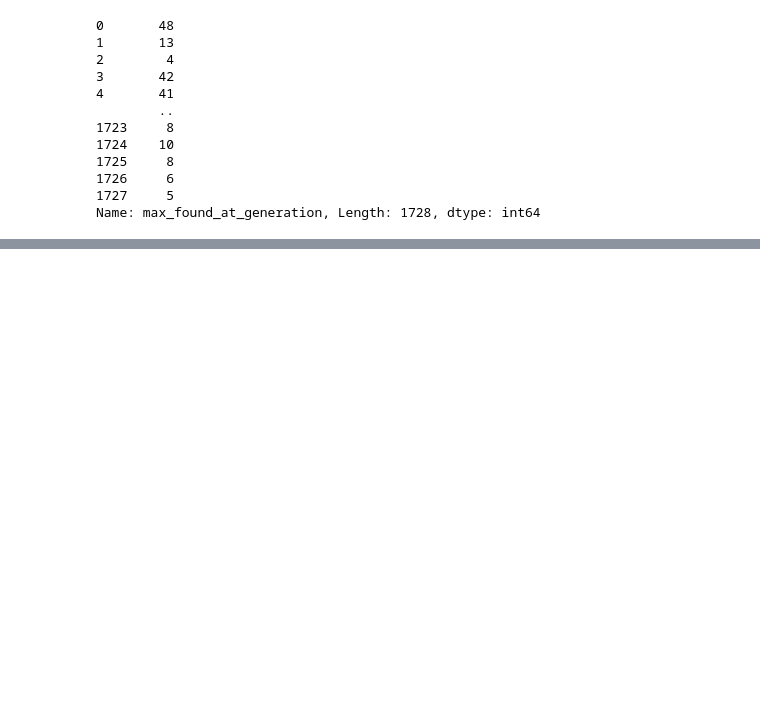
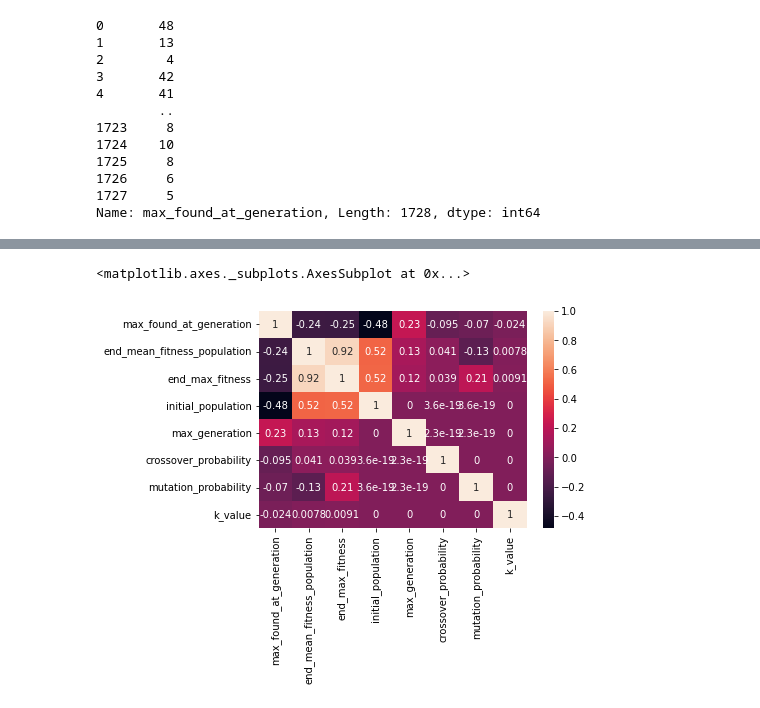
Before and after one commit to NeneWang/genetic-algorithms-exploration-2, a Jupyter notebook: streamlit/knapsack_analysis.ipynb, the cells around one changed output, grey strips where cells are left out. Cells and saved outputs as stored; diff of their text form; code cells hidden in the pictures; blank space fills up the shorter version.

```diff
--- a/streamlit/knapsack_analysis.ipynb
+++ b/streamlit/knapsack_analysis.ipynb
@@ -93,3 +131,8 @@ Name: max_found_at_generation, Length: 1728, dtype: int64
+# %%
+sns.heatmap(df_full_knapsack.corr(), annot=True)
+# %% [output]
+<matplotlib.axes._subplots.AxesSubplot at 0x...>
+[figure, added]
 # %%
 # Correcting column name references and using 'hue' for color coding
 
```
Also changed, not shown: parts of 17 cells of this notebook, 6 other files.
